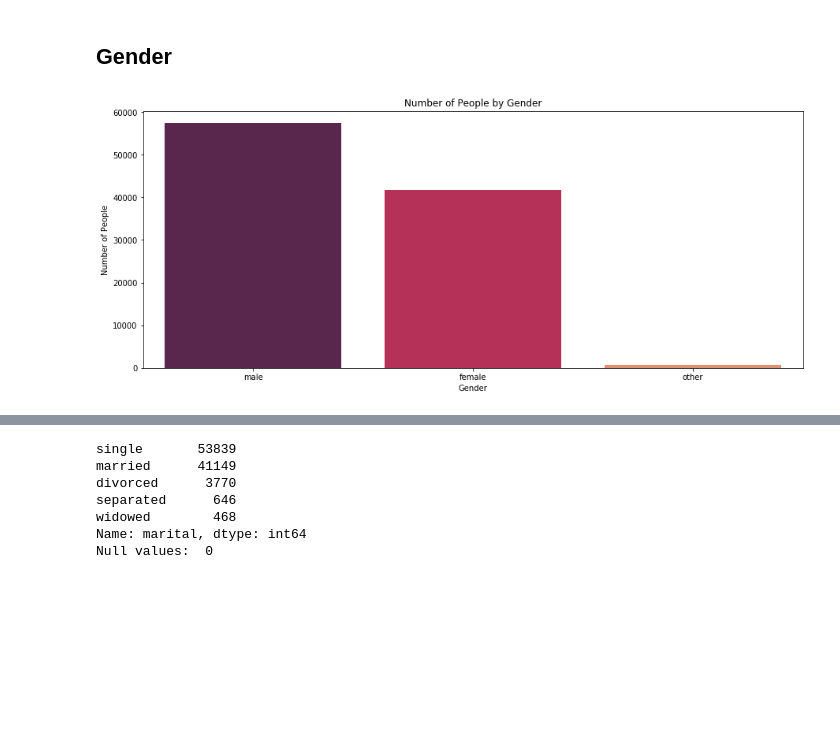
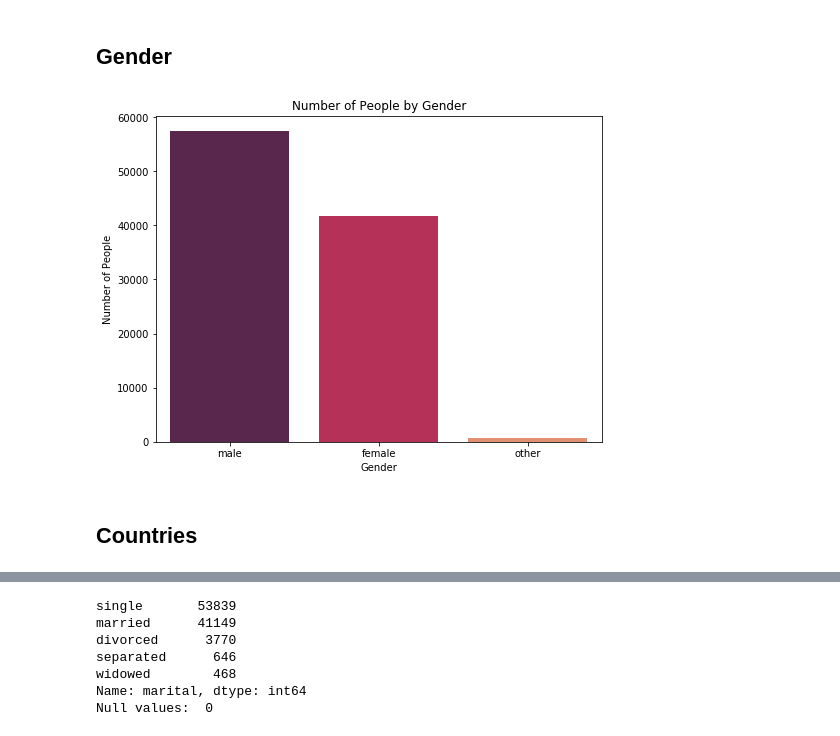
Before and after one commit to kaitlyn-k-zeichick/Project-4, a Jupyter notebook: EDA.ipynb, the cells around one changed output, grey strips where cells are left out. Drawn from its saved outputs; the diff is of its cells as text; code cells hidden in the pictures; blank space fills up the shorter version.

```diff
--- a/EDA.ipynb
+++ b/EDA.ipynb
@@ -67,16 +67,18 @@ plt.show()
 # %%
 male = df[df['gender'] == 'm']
 female = df[df['gender'] == 'f']
 other = df[df['gender'] == 'o']
 
 x = ['male', 'female', 'other']
 y = [len(male.values),len(female.values),len(other.values)]
 
-plt.figure(figsize=(15,6))
+plt.figure(figsize=(8,6))
 sns.barplot(x=x, y=y, palette="rocket")
 plt.title("Number of People by Gender")
 plt.xlabel("Gender")
 plt.ylabel("Number of People")
 plt.show()
 # %% [output]
-[figure, old version]
+[figure, new version]
+# %% [markdown]
+## Countries
```
Also changed, not shown: parts of 20 cells of this notebook, 5 other files.
